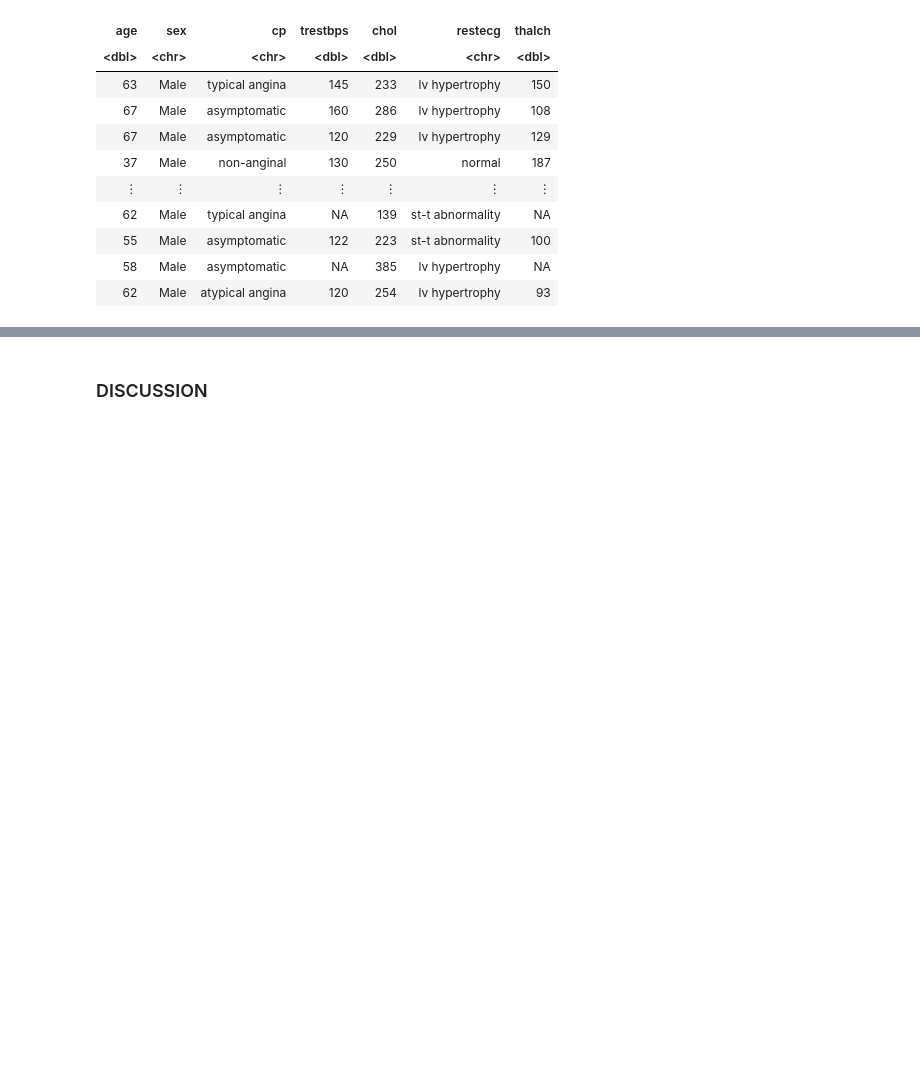
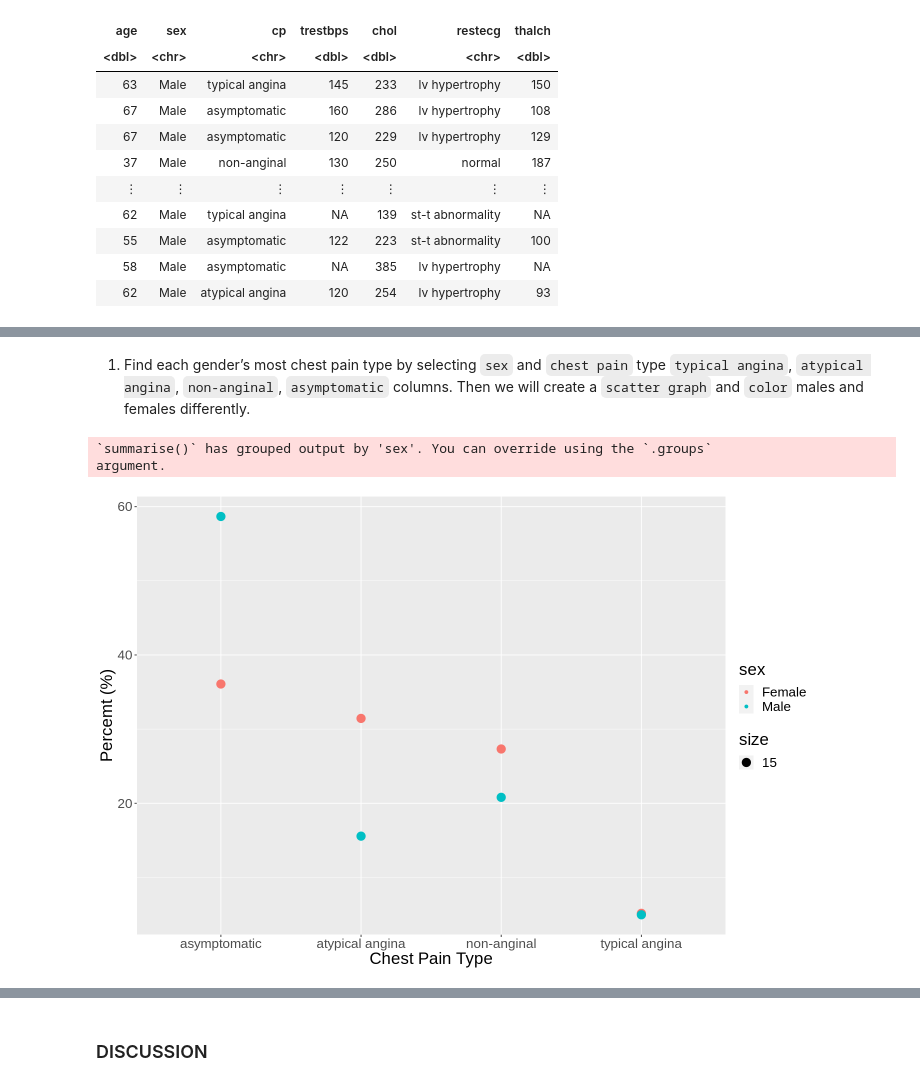
Before and after one commit to raulortiz04/dsci-100-2023s1-group-59, a Jupyter notebook: Project_Report.ipynb, the cells around one changed output, grey strips where cells are left out. Saved outputs shown, nothing was run; the diff lists cells and outputs as text; code cells hidden in the pictures; blank space fills up the shorter version.

```diff
--- a/Project_Report.ipynb
+++ b/Project_Report.ipynb
@@ -170,0 +79,23 @@ Warning message:
+# %% [markdown]
+1. Find each gender’s most chest pain type by selecting `sex` and `chest pain` type `typical angina`, `atypical angina`, `non-anginal`, `asymptomatic` columns. Then we will create a `scatter graph` and `color` males and females differently.
+# %%
+# Number of Female & Male
+sex_dist <- specific_data |>
+  group_by(sex, cp) |>
+  summarize(count = n())
+
+# Percentate of Female & Male
+sex_dist_perc <- sex_dist |>
+  mutate(percent = count / sum(count) * 100)
+
+
+sex_dist_plot <- sex_dist_perc |>
+    ggplot(aes(x = cp, y = percent, color = sex, size = 15)) +
+    geom_point() +
+    labs(x = "Chest Pain Type", y = "Percemt (%)") +
+    theme(text = element_text(size = 20))
+sex_dist_plot
+# %% [output]
+`summarise()` has grouped output by 'sex'. You can override using the `.groups`
+argument.
+[figure, added]
```
Also changed, not shown: parts of 14 cells of this notebook.
